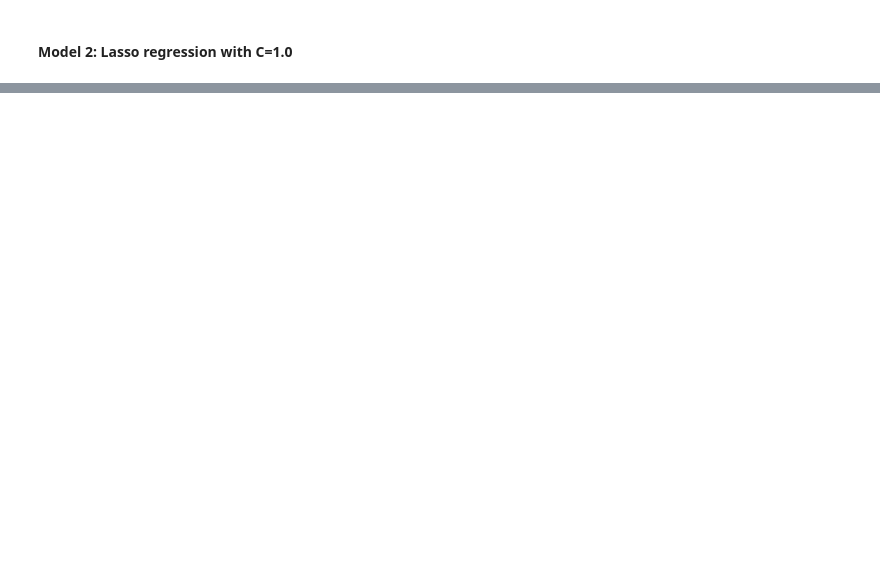
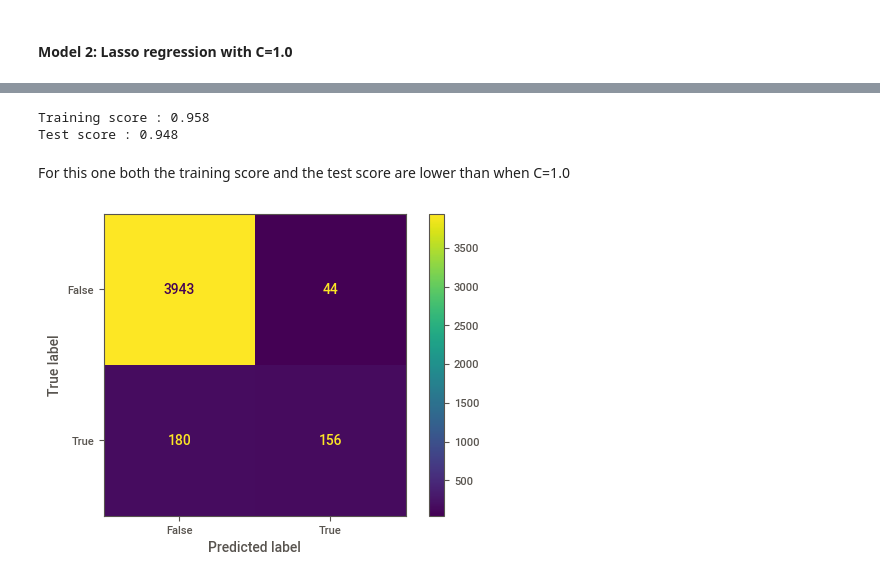
Before and after one commit to slidwell44/hw1_aap, a Jupyter notebook: hw1_main.ipynb, the cells around one changed output, grey strips where cells are left out. Cells and saved outputs as stored; diff of their text form; code cells hidden in the pictures; blank space fills up the shorter version.

```diff
--- a/hw1_main.ipynb
+++ b/hw1_main.ipynb
@@ -305,0 +377,28 @@ plt.show()
+# %%
+clf_model3_C0001 = LogisticRegression(penalty='l1', C=0.01, solver='saga', max_iter=2000)
+
+clf_C0001 = Pipeline(steps=[
+    ('preprocessor', preprocessor),
+    ('classifier', clf_model3_C0001)])
+
+clf_C0001.fit(X_train, y_train)
+
+print("Training score : %.3f" % clf_C0001.score(X_train, y_train))
+print("Test score : %.3f" % clf_C0001.score(X_test, y_test))
+# %% [output]
+Training score : 0.958
+Test score : 0.948
+# %% [markdown]
+For this one both the training score and the test score are lower than when C=1.0
+# %%
+y_pred = clf_C0001.predict(X_test)
+
+confusion_matrix = metrics.confusion_matrix(y_test, y_pred)
+
+cm_display = metrics.ConfusionMatrixDisplay(confusion_matrix=confusion_matrix, display_labels=[False, True])
+
+cm_display.plot()
+
+plt.show()
+# %% [output]
+[figure, added]
```
Also changed, not shown: parts of 45 cells of this notebook.
